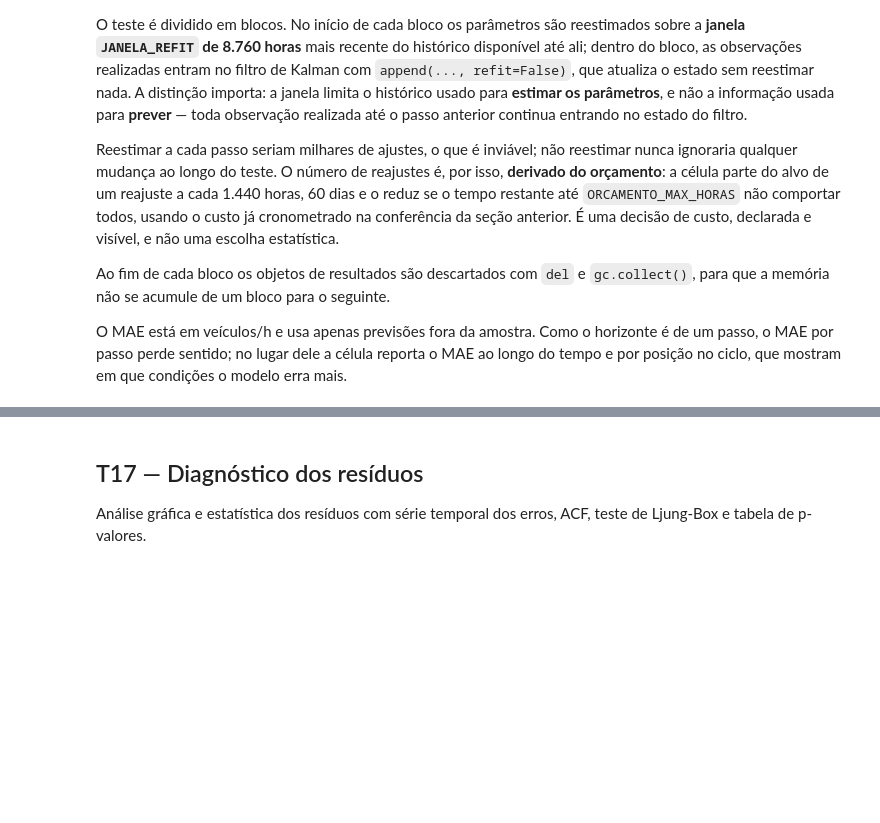
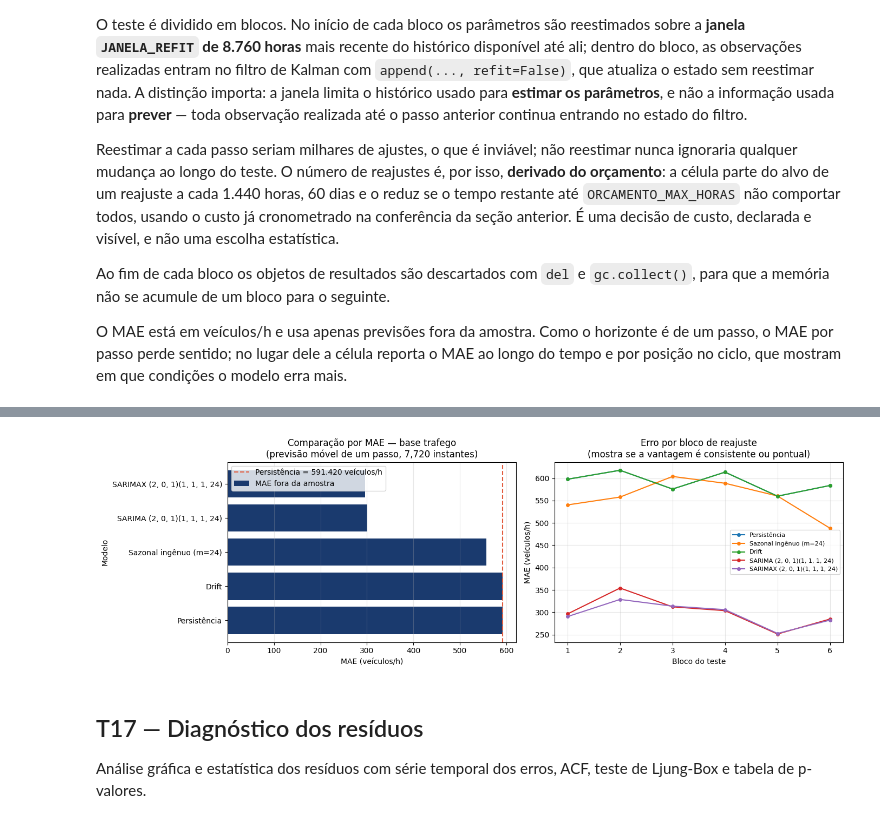
Before and after one commit to Kogake7/ProjetoFinal-SeriesTemporais, a Jupyter notebook: grupo2/sarimax-2.ipynb, the cells around one changed output, grey strips where cells are left out. Cells and saved outputs as stored; diff of their text form; code cells hidden in the pictures; blank space fills up the shorter version.

Commit message:
SARIMAX dogrupo 2

```diff
--- a/grupo2/sarimax-2.ipynb
+++ b/grupo2/sarimax-2.ipynb
@@ -103,7 +101,7 @@ PASSOS_VALIDACAO = 672
 # medidos nesta base: o ajuste piloto cronometrado no início da T10 mede o
 # custo real antes de o grid rodar e aborta se a projeção estourar o teto.
 # ---------------------------------------------------------------------------
-ORCAMENTO_MAX_HORAS = 3.5
+ORCAMENTO_MAX_HORAS = 5.0
 MARGEM_ORCAMENTO = 0.15             # folga reservada para o inesperado
 JANELA_SELECAO = 7200
 
@@ -1075,0 +1181,14 @@ plt.show()
+# %%
+# ---------- baseline 1: naive ----------
+def prever_naive(serie, indice):
+    """Previsão de um passo pela persistência: ŷ(t) = y(t-1).
+
+    `serie` precisa estar na grade completa, com NaN onde não houve observação,
+    para que o deslocamento de uma posição corresponda a um passo de calendário.
+    """
+    return serie.shift(1).reindex(indice)
+
+previsoes_modelos["Persistência"] = prever_naive(serie_grade, idx_comum)
+resumo_naive = resumir_erros("Persistência", previsoes_modelos["Persistência"])
+print(f"Persistência — MAE {resumo_naive['MAE']:.4f} {UNIDADE} | "
+      f"RMSE {resumo_naive['RMSE']:.4f} | viés {resumo_naive['ME_vies']:+.4f}")
@@ -1075,0 +1500,66 @@ plt.show()
+# %%
+# ---------- consolidação: MAE por base e modelo, vitórias e posição média ----------
+previsoes_modelos[f"SARIMAX {ORDER}{SEASONAL_ORDER}"] = (
+    wf.set_index("data")["previsto"].reindex(idx_comum)
+)
+
+painel = pd.DataFrame(previsoes_modelos, index=idx_comum)
+comparacao = pd.DataFrame([resumir_erros(nome, painel[nome]) for nome in painel.columns])
+
+# Vitórias e posição média por bloco de reajuste: o ranking global diz quem é o
+# melhor na média, mas não quão consistente ele é ao longo do teste.
+erros_abs = painel.sub(real_comum, axis=0).abs()
+bloco_de = wf.set_index("data")["bloco"].reindex(idx_comum)
+mae_por_bloco = erros_abs.groupby(bloco_de).mean()
+rank_por_bloco = mae_por_bloco.rank(axis=1, method="min")
+
+comparacao = comparacao.merge(
+    pd.DataFrame({
+        "vitorias": (rank_por_bloco == 1).sum(),
+        "blocos": len(rank_por_bloco),
+        "posicao_media": rank_por_bloco.mean(),
+    }).rename_axis("modelo").reset_index(),
+    on="modelo",
+)
+comparacao["posicao_MAE_global"] = comparacao["MAE"].rank(method="min").astype(int)
+
+mae_persistencia = comparacao.loc[
+    comparacao["modelo"] == "Persistência", "MAE"
+].iloc[0]
+comparacao["ganho_sobre_persistencia_pct"] = 100 * (1 - comparacao["MAE"] / mae_persistencia)
+comparacao = comparacao.sort_values("MAE").reset_index(drop=True)
+display(comparacao.round(4))
+
+vencedor = comparacao.iloc[0]
+print(f"\nMenor MAE: {vencedor['modelo']} com {vencedor['MAE']:.4f} {UNIDADE} "
+      f"em {len(idx_comum):,} previsões de um passo.")
+print(f"Vitórias por bloco: {vencedor['vitorias']} de {vencedor['blocos']} | "
+      f"posição média {vencedor['posicao_media']:.2f}")
+print("As métricas acima são recalculadas no índice comum e podem diferir das da "
+      "célula anterior, que usa todas as previsões do SARIMAX.")
+
+fig, (eixo_mae, eixo_blocos) = plt.subplots(1, 2, figsize=(14, 4.5))
+eixo_mae.barh(comparacao["modelo"], comparacao["MAE"], color="#1a3a6e",
+              label="MAE fora da amostra")
+eixo_mae.axvline(mae_persistencia, color="#e25c3e", linestyle="--",
+                 label=f"Persistência = {mae_persistencia:.3f} {UNIDADE}")
+eixo_mae.set_title(f"Comparação por MAE — base {BASE_NAME}\n"
+                   f"(previsão móvel de um passo, {len(idx_comum):,} instantes)")
+eixo_mae.set_xlabel(f"MAE ({UNIDADE})")
+eixo_mae.set_ylabel("Modelo")
+eixo_mae.invert_yaxis()
+eixo_mae.legend()
+eixo_mae.grid(axis="x", alpha=0.3)
+
+for nome in mae_por_bloco.columns:
+    eixo_blocos.plot(mae_por_bloco.index, mae_por_bloco[nome],
+                     marker="o", markersize=4, label=nome)
+eixo_blocos.set_title("Erro por bloco de reajuste\n"
+                      "(mostra se a vantagem é consistente ou pontual)")
+eixo_blocos.set_xlabel("Bloco do teste")
+eixo_blocos.set_ylabel(f"MAE ({UNIDADE})")
+eixo_blocos.legend(fontsize=8)
+eixo_blocos.grid(alpha=0.3)
+plt.tight_layout()
+plt.show()
+# %% [output]
@@ -1076,3 +1575,4 @@ plt.show()
+[figure, added]
 # %% [markdown]
 ## T17 — Diagnóstico dos resíduos
 
```
Also changed, not shown: parts of 15 cells of this notebook.
